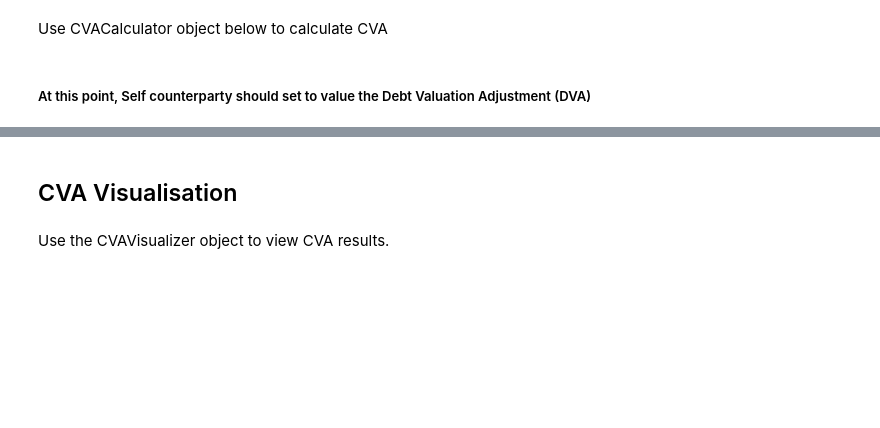
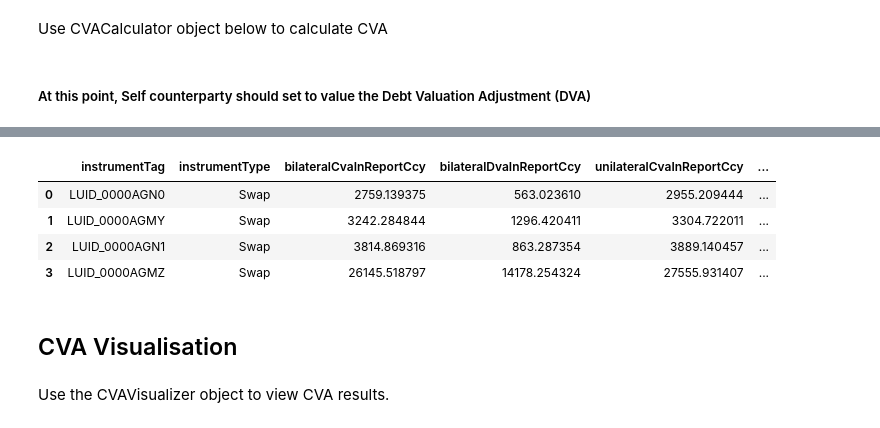
Before and after one commit to LSEG-API-Samples/Article.IPA.LD.Python.Calculating-CVA-for-OTC-derivatives-portfolio, a Jupyter notebook: CVA_example.ipynb, the cells around one changed output, grey strips where cells are left out. Cells and saved outputs as stored; diff of their text form; code cells hidden in the pictures; blank space fills up the shorter version.

```diff
--- a/CVA_example.ipynb
+++ b/CVA_example.ipynb
@@ -158,0 +159,10 @@ cva_result
+# %%
+allocations_df = pd.concat([pd.DataFrame(allocation) for allocation in cva_result['Allocations']], axis=0)
+allocations_df = allocations_df.merge(instruments_brief[['instrumentTag', 'csaTag']], on='instrumentTag', how='left')
+allocations_df
+# %% [output]
+|  | instrumentTag | instrumentType | bilateralCvaInReportCcy | bilateralDvaInReportCcy | unilateralCvaInReportCcy | ... |
+| 0 | LUID_0000AGN0 | Swap | 2759.139375 | 563.023610 | 2955.209444 | ... |
+| 1 | LUID_0000AGMY | Swap | 3242.284844 | 1296.420411 | 3304.722011 | ... |
+| 2 | LUID_0000AGN1 | Swap | 3814.869316 | 863.287354 | 3889.140457 | ... |
+| 3 | LUID_0000AGMZ | Swap | 26145.518797 | 14178.254324 | 27555.931407 | ... |
```
Also changed, not shown: parts of 8 cells of this notebook, 1 other file.
